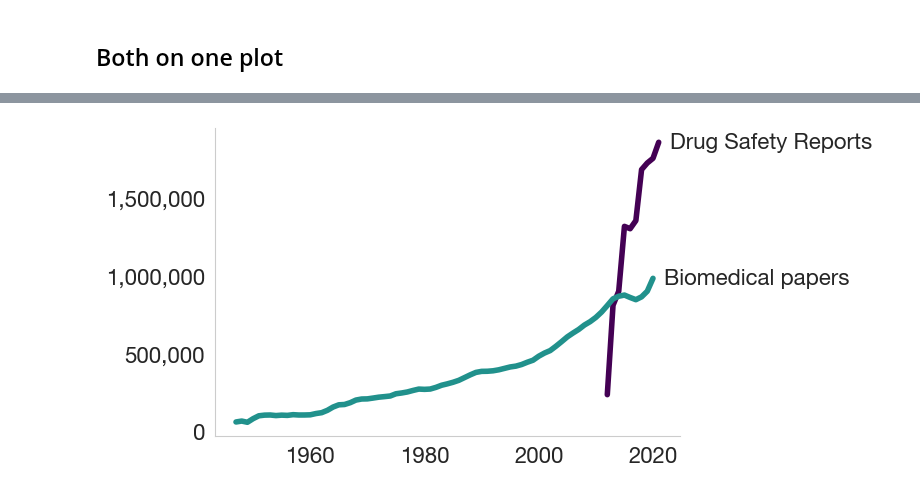
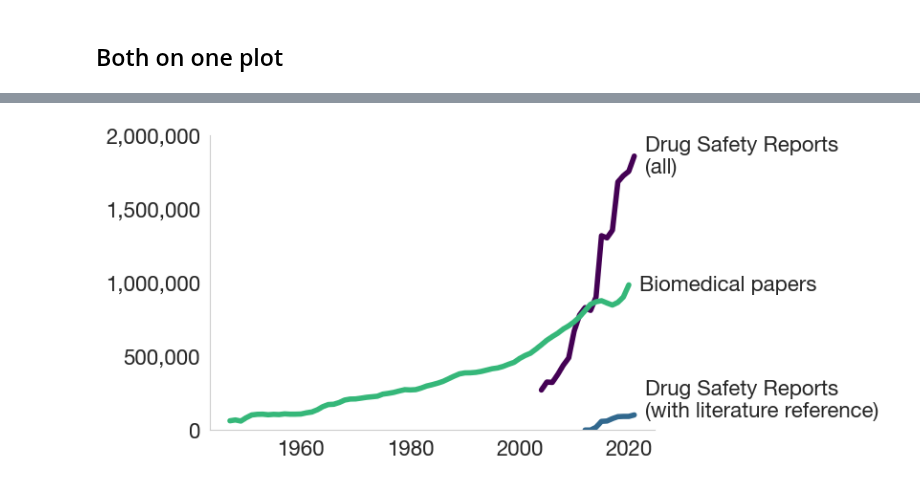
Before and after one commit to KarelDO/BioDEX, a Jupyter notebook: analysis/medline_citations_per_year.ipynb, the cells around one changed output, grey strips where cells are left out. Saved outputs shown, nothing was run; the diff lists cells and outputs as text; code cells hidden in the pictures.

Commit message:
add aers data to plots

```diff
--- a/analysis/medline_citations_per_year.ipynb
+++ b/analysis/medline_citations_per_year.ipynb
@@ -257,13 +343,14 @@ plt.rcParams['font.size'] = 16
 
 
 cmap = plt.get_cmap('viridis')
-colors = cmap(np.linspace(0, 1, 3))
+colors = cmap(np.linspace(0, 1, 4))
 
 # Plot the data
 fig, ax = plt.subplots(figsize=(6, 4))  # Set figure size
 
-data_faers.plot(x='year', y='reports', ax=ax, color=colors[0], style='-', linewidth='4')
-data_medline.plot(x='year', y='citations', ax=ax, color=colors[1], style='-', linewidth='4')
+data_safetyreports.plot(x='year', y='reports', ax=ax, color=colors[0], style='-', linewidth='4')
+data_medline.plot(x='year', y='citations', ax=ax, color=colors[2], style='-', linewidth='4')
+data_faers_litref.plot(x='year', y='reports', ax=ax, color=colors[1], style='-', linewidth='4')
 
 
 # Remove grid lines
@@ -274,8 +361,10 @@ ax.spines['top'].set_visible(False)
 ax.spines['right'].set_visible(False)
 
 # Annotate the final point of the curve
-faers_x = data_faers['year'].iloc[-1]
-faers_y = data_faers['reports'].iloc[-1]
+faers_x = data_safetyreports['year'].iloc[-1]
+faers_y = data_safetyreports['reports'].iloc[-1]
+litref_x = data_faers_litref['year'].iloc[-1]
+litref_y = data_faers_litref['reports'].iloc[-1]
 medline_x = data_medline['year'].iloc[-1]
 medline_y = data_medline['citations'].iloc[-1]
 
@@ -284,44 +373,51 @@ ax.legend().remove()
 # Set the y-axis limits and tick positions
 # y_min = data['reports'].min()
 # y_max = data['reports'].max()
-# y_min = 100000
-# y_max = 2000000
+y_min = -0
+y_max = 2000000
 x_min = 1930
 x_max = 2022
-# ax.set_ylim(y_min, y_max)
+ax.set_ylim(y_min, y_max)
 # ax.set_ylim(y_min, y_max)
 # ax.set_xlim(x_min, x_max)
-# ax.yaxis.set_ticks(np.linspace(y_min + 200000, y_max, 2))
+ax.yaxis.set_ticks(np.linspace(y_min + 0, y_max, 5))
 # ax.xaxis.set_ticks(np.linspace(x_min + 10, x_max , 3))
 
 ax.yaxis.set_major_formatter(plt.FuncFormatter(lambda x, _: '{:,.0f}'.format(x)))
 
 arrowprops = dict(
     arrowstyle="<-",
     color='gray')
 
-ax.annotate('Drug Safety Reports',
+ax.annotate('Drug Safety Reports\n(all)',
             xy=(faers_x + 0.2, faers_y),
             xytext=(faers_x + 2, faers_y),  # Adjust the position of the annotation
+            # arrowprops=arrowprops,
+            annotation_clip=False,
+            ha='left',
+            va='center')
+ax.annotate('Drug Safety Reports\n(with literature reference)',
+            xy=(litref_x + 0.2, litref_y),
+            xytext=(litref_x + 2, litref_y + 100000),  # Adjust the position of the annotation
             # arrowprops=arrowprops,
             annotation_clip=False,
             ha='left',
             va='center')
 ax.annotate('Biomedical papers',
             xy=(medline_x + 0.2, medline_y),
             xytext=(medline_x + 2, medline_y),  # Adjust the position of the annotation
             # arrowprops=arrowprops,
             annotation_clip=False,
             ha='left',
             va='center')
 
 # Set title and labels
 # plt.title('Biomedical papers vs. drug safety reports\n')
 plt.xlabel('')
 # plt.ylabel('Number of Reports')
 
 # Show the plot
 plt.savefig('./plots/reports_and_articles_per_year.png', dpi=300, bbox_inches='tight')
 plt.show()
 # %% [output]
-[figure, old version]
+[figure, new version]
```
Also changed, not shown: parts of 3 cells of this notebook, 2 other files.
